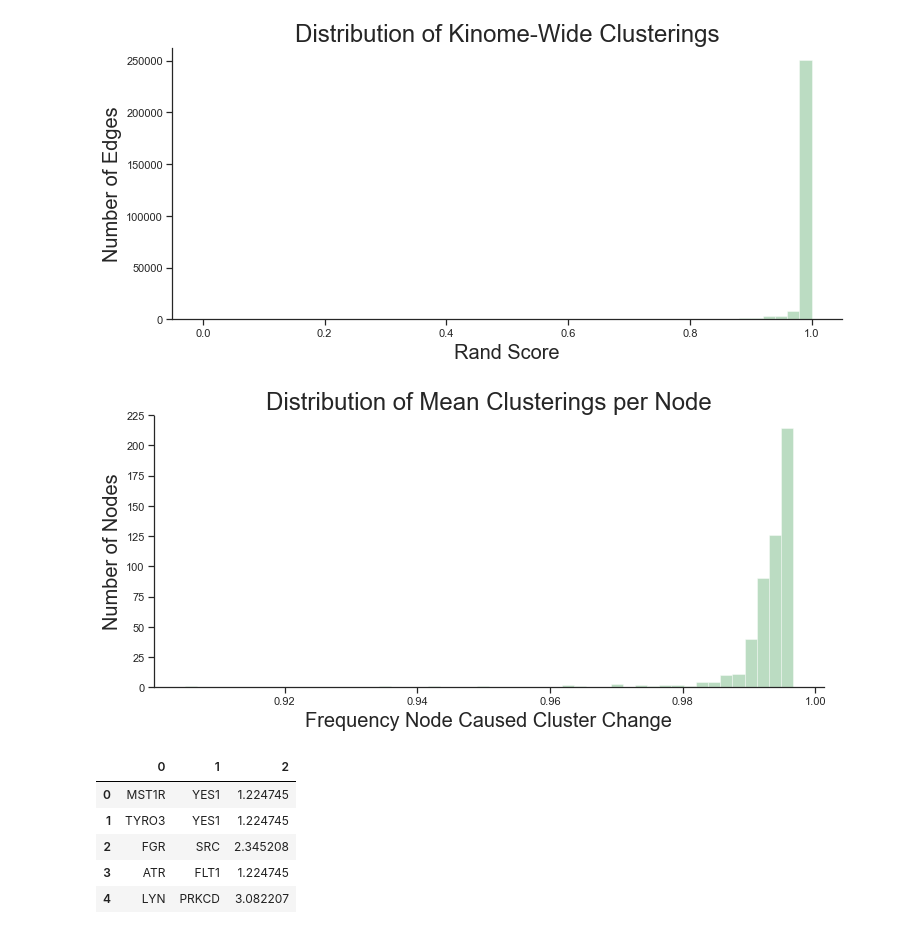
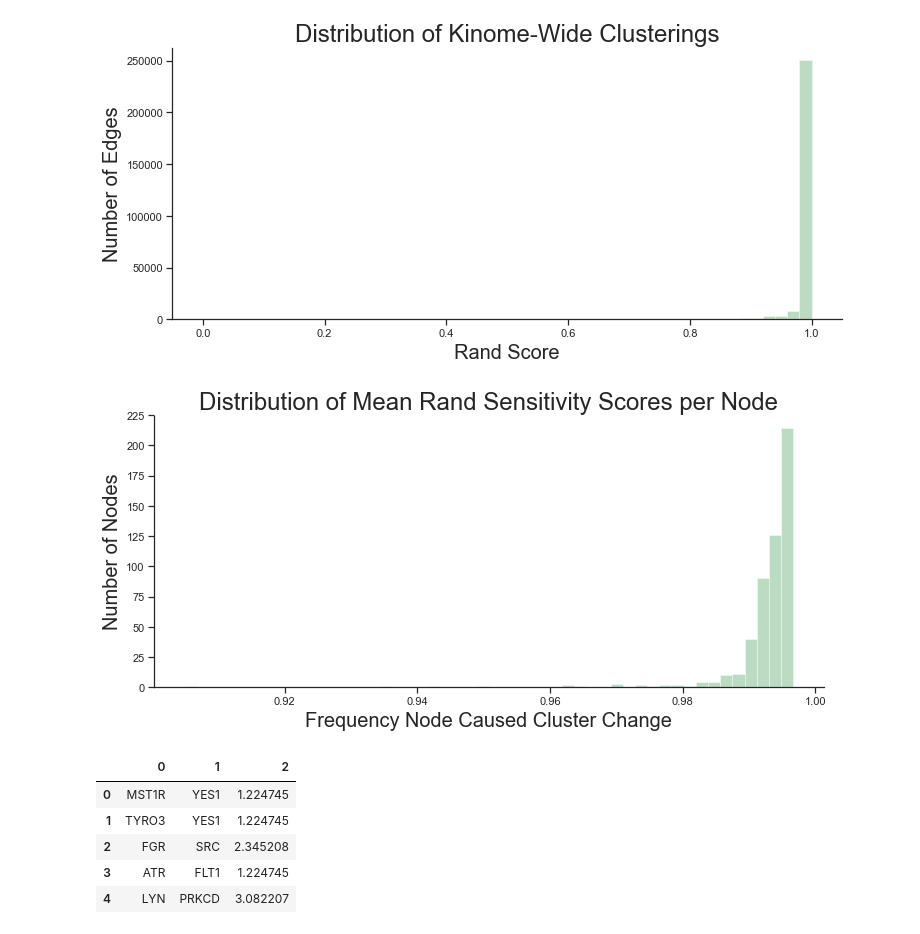
Before and after one commit to gomezlab/kinotypeClusteringAndRegression, a Jupyter notebook: src/network_11_analysisOfSensitivity.ipynb, the cells around one changed output. Saved outputs shown, nothing was run; the diff lists cells and outputs as text; code cells hidden in the pictures.

```diff
--- a/src/network_11_analysisOfSensitivity.ipynb
+++ b/src/network_11_analysisOfSensitivity.ipynb
@@ -66,14 +66,14 @@ plt.show()
 # %%
 fig, ax = plt.subplots(figsize=(12,5))
 sns.distplot(rand.mean(axis=1), kde=False, color='g')
 #ax.set_title('')
-plt.title('Distribution of Mean Clusterings per Node', size=24)
+plt.title('Distribution of Mean Rand Sensitivity Scores per Node', size=24)
 plt.ylabel('Number of Nodes', size=20)
 plt.xlabel('Frequency Node Caused Cluster Change', size=20)
 sns.despine()
 plt.show()
 # %% [output]
-[figure, old version]
+[figure, new version]
 # %%
 mean_nonzero = np.mean(rand[rand !=1], axis=1)
 nonzero_count = np.sum((rand != 1).values, axis=1)
```
Also changed, not shown: parts of 6 cells of this notebook.
